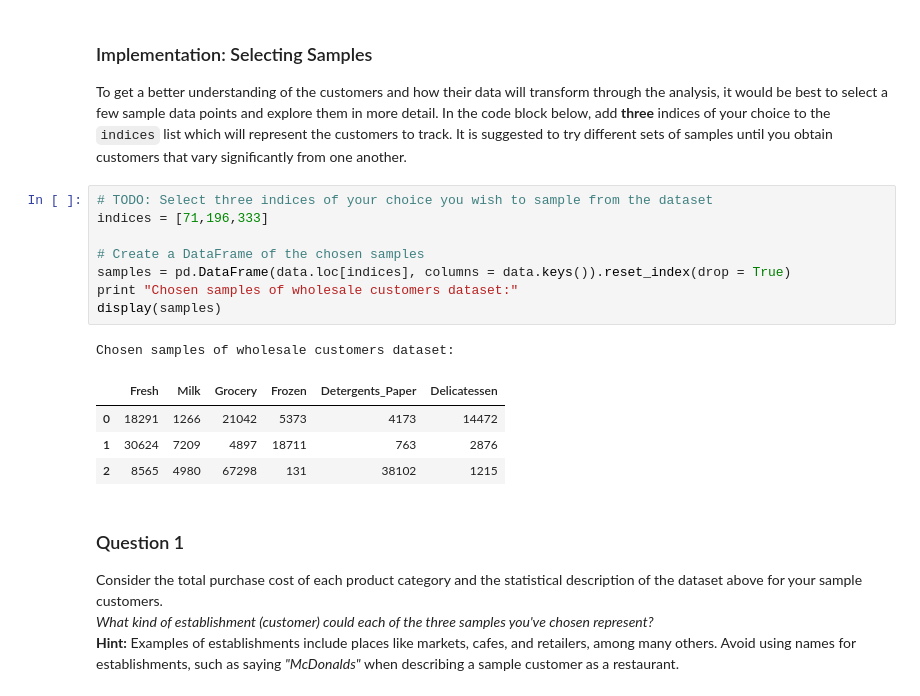
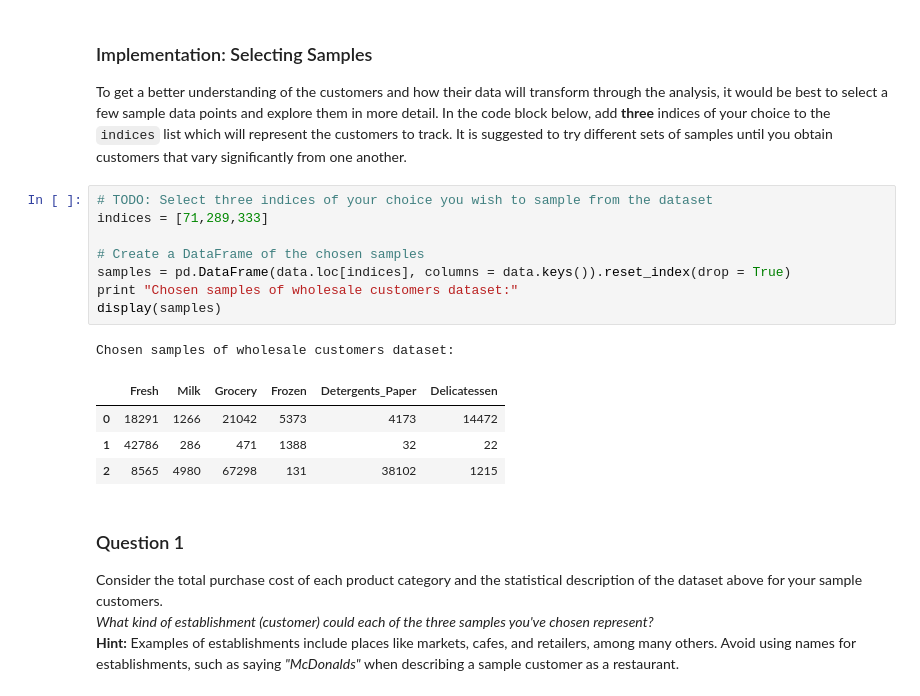
Before and after one commit to LevinJ/machine-learning, a Jupyter notebook: projects/creating_customer_segments/customer_segments.ipynb, the cells around one changed output. Saved outputs shown, nothing was run; the diff lists cells and outputs as text.

```diff
--- a/projects/creating_customer_segments/customer_segments.ipynb
+++ b/projects/creating_customer_segments/customer_segments.ipynb
@@ -58,17 +58,17 @@ display(data.describe())
 To get a better understanding of the customers and how their data will transform through the analysis, it would be best to select a few sample data points and explore them in more detail. In the code block below, add **three** indices of your choice to the `indices` list which will represent the customers to track. It is suggested to try different sets of samples until you obtain customers that vary significantly from one another.
 # %%
 # TODO: Select three indices of your choice you wish to sample from the dataset
-indices = [71,196,333]
+indices = [71,289,333]
 
 # Create a DataFrame of the chosen samples
 samples = pd.DataFrame(data.loc[indices], columns = data.keys()).reset_index(drop = True)
 print "Chosen samples of wholesale customers dataset:"
 display(samples)
 # %% [output]
 Chosen samples of wholesale customers dataset:
 |  | Fresh | Milk | Grocery | Frozen | Detergents_Paper | Delicatessen |
 | 0 | 18291 | 1266 | 21042 | 5373 | 4173 | 14472 |
-| 1 | 30624 | 7209 | 4897 | 18711 | 763 | 2876 |
+| 1 | 42786 | 286 | 471 | 1388 | 32 | 22 |
 | 2 | 8565 | 4980 | 67298 | 131 | 38102 | 1215 |
 # %% [markdown]
 ### Question 1
```
Also changed, not shown: parts of 8 cells of this notebook, 5 other files.
